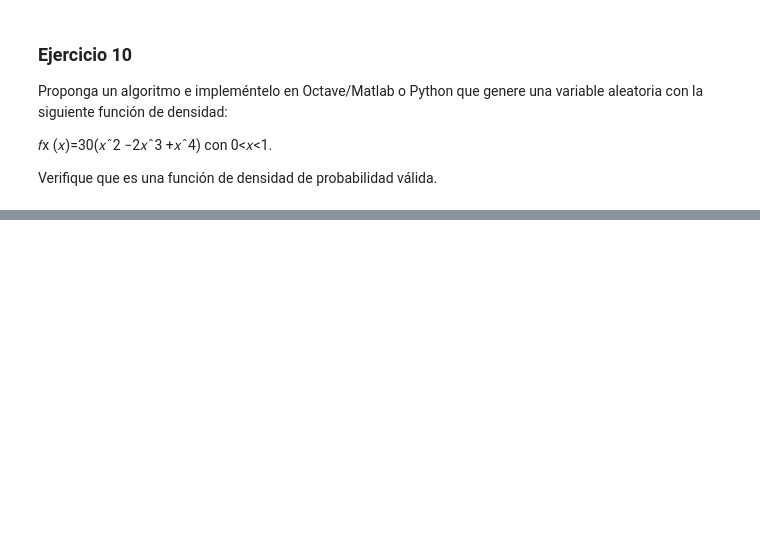
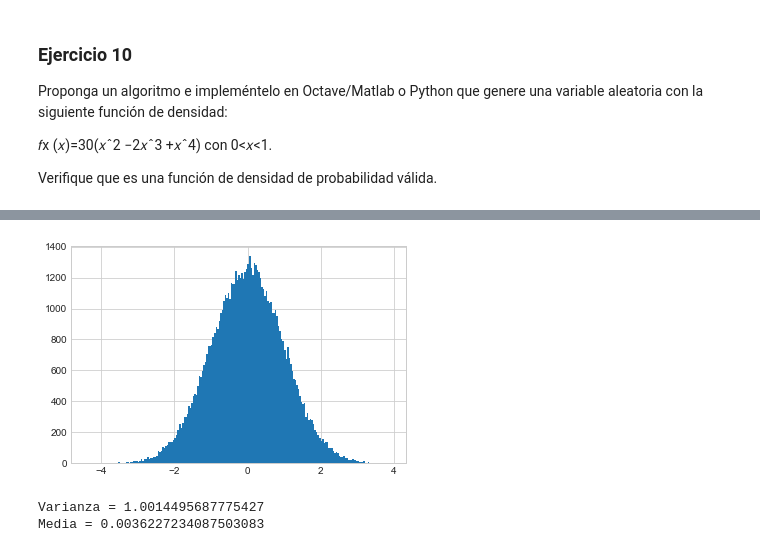
Before and after one commit to victorbravoarroyo/Simulacion, a Jupyter notebook: guias-resueltas/Guia2-Resuelta.ipynb, the cells around one changed output, grey strips where cells are left out. Drawn from its saved outputs; the diff is of its cells as text; code cells hidden in the pictures; blank space fills up the shorter version.

```diff
--- a/guias-resueltas/Guia2-Resuelta.ipynb
+++ b/guias-resueltas/Guia2-Resuelta.ipynb
@@ -395,0 +474,22 @@ Verifique que es una función de densidad de probabilidad válida.
+# %%
+nums = list()
+for i in range(100000):
+    U1 = np.random.uniform(0, 1)
+    X1 = -log(U1)
+    U2 = np.random.uniform(0, 1)
+    if (U2 <= exp(-((X1-1)**2)/2)):
+        if(np.random.uniform() <= 0.5):
+            nums.append(-X1)
+        else:
+            nums.append(X1)
+# %%
+plt.hist(nums, bins=200)
+plt.show()
+# %% [output]
+[figure, added]
+# %%
+print('Varianza = ' + str(np.var(nums)))
+print('Media = ' + str(np.median(nums)))
+# %% [output]
+Varianza = 1.0014495687775427
+Media = 0.0036227234087503083
```
Also changed, not shown: parts of 25 cells of this notebook.
